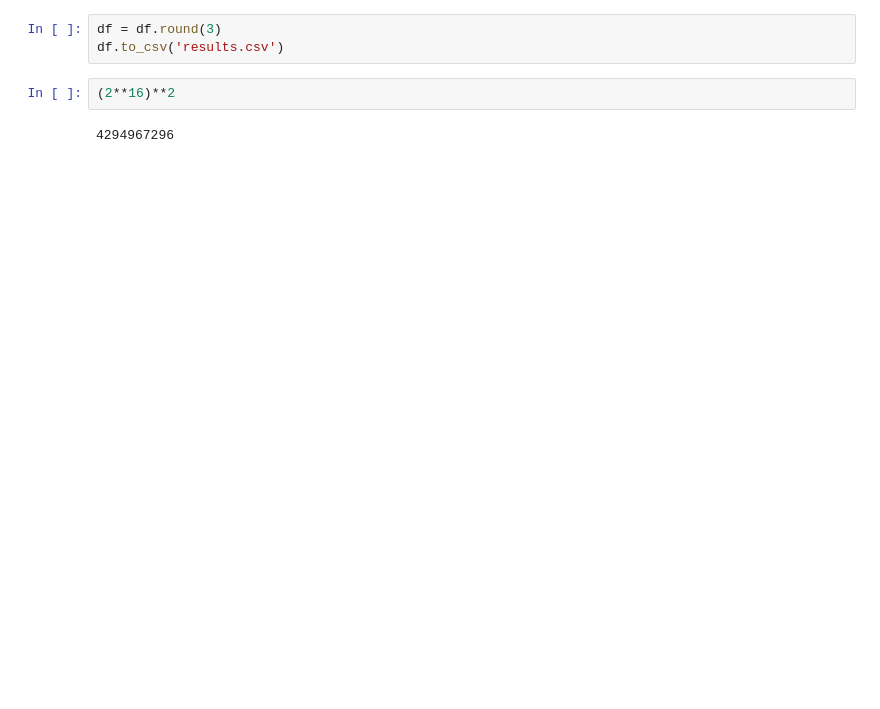
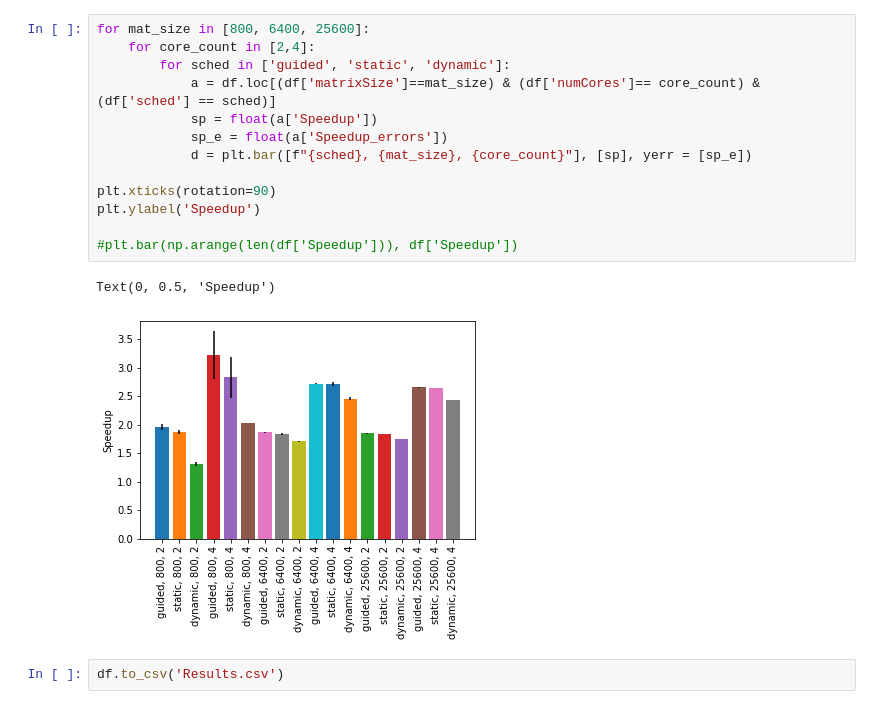
Before and after one commit to rowanG077/parallel-computing, a Jupyter notebook: assignment1/graphs.ipynb, the cells around one changed output. Saved outputs shown, nothing was run; the diff lists cells and outputs as text; blank space fills up the shorter version.

```diff
--- a/assignment1/graphs.ipynb
+++ b/assignment1/graphs.ipynb
@@ -144,7 +167,18 @@ df['Efficiency'] = np.array(efficiencies).flatten()
+# %%
+for mat_size in [800, 6400, 25600]:
+    for core_count in [2,4]:
+        for sched in ['guided', 'static', 'dynamic']:
+            a = df.loc[(df['matrixSize']==mat_size) & (df['numCores']== core_count) & (df['sched'] == sched)]
+            sp = float(a['Speedup'])
+            sp_e = float(a['Speedup_errors'])
+            d = plt.bar([f"{sched}, {mat_size}, {core_count}"], [sp], yerr = [sp_e])
+
+plt.xticks(rotation=90)
+plt.ylabel('Speedup')
+
+#plt.bar(np.arange(len(df['Speedup'])), df['Speedup'])
+# %% [output]
+Text(0, 0.5, 'Speedup')
+[figure, added]
 # %%
-df = df.round(3)
-df.to_csv('results.csv')
+df.to_csv('Results.csv')
-# %%
-(2**16)**2
-# %% [output]
-4294967296
```
Also changed, not shown: parts of 4 cells of this notebook, 1 other file.
